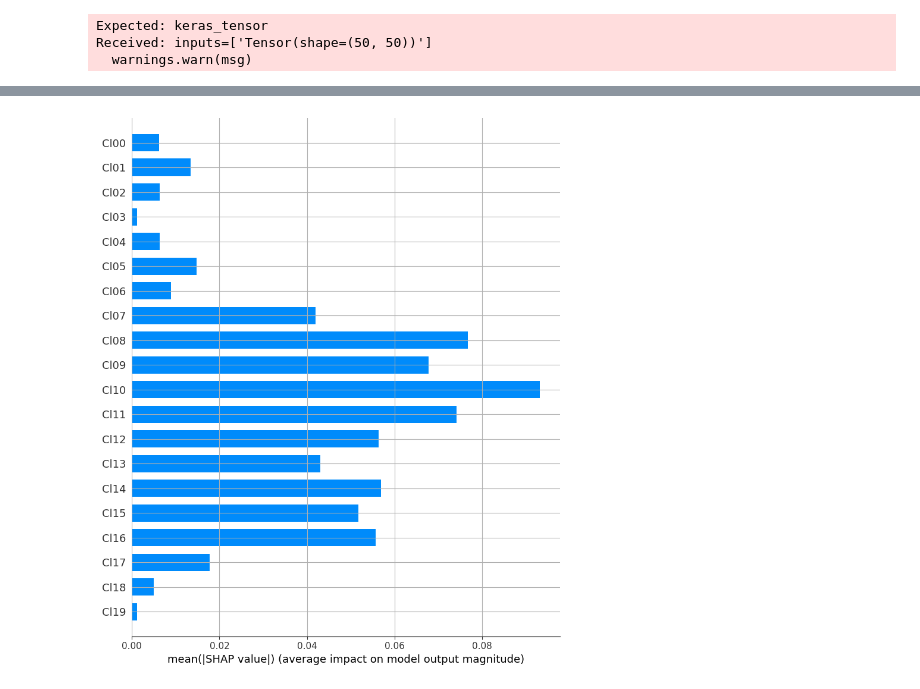
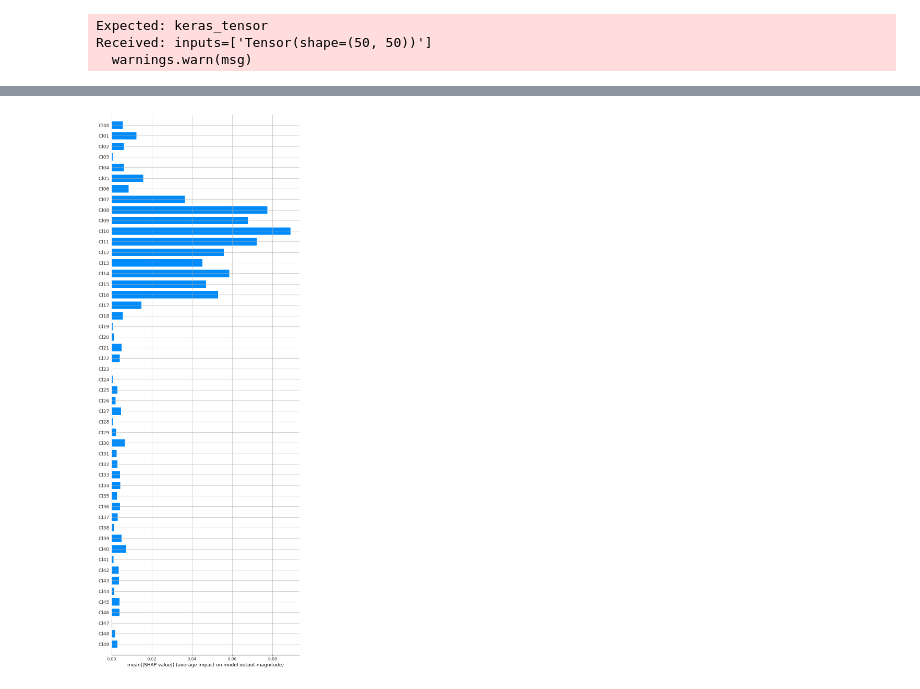
Before and after one commit to IndiraOcampo/NN_interpretability_lecture, a Jupyter notebook: notebooks/07_interpret2_shap.ipynb, the cells around one changed output, grey strips where cells are left out. Drawn from its saved outputs; the diff is of its cells as text; code cells hidden in the pictures.

```diff
--- a/notebooks/07_interpret2_shap.ipynb
+++ b/notebooks/07_interpret2_shap.ipynb
@@ -473,13 +474,14 @@ shap.summary_plot(
 # %%
 shap.summary_plot(
     sv2,
     X_explain,
     feature_names=feature_names,
     plot_type="bar",
-    sort=False
+    sort=False,
+    max_display=50
 )
 # %% [output]
-[figure, old version]
+[figure, new version]
 # %%
 shap.dependence_plot("Cl07", sv2, X_explain,
                      feature_names=feature_names,
```
Also changed, not shown: parts of 9 cells of this notebook.
